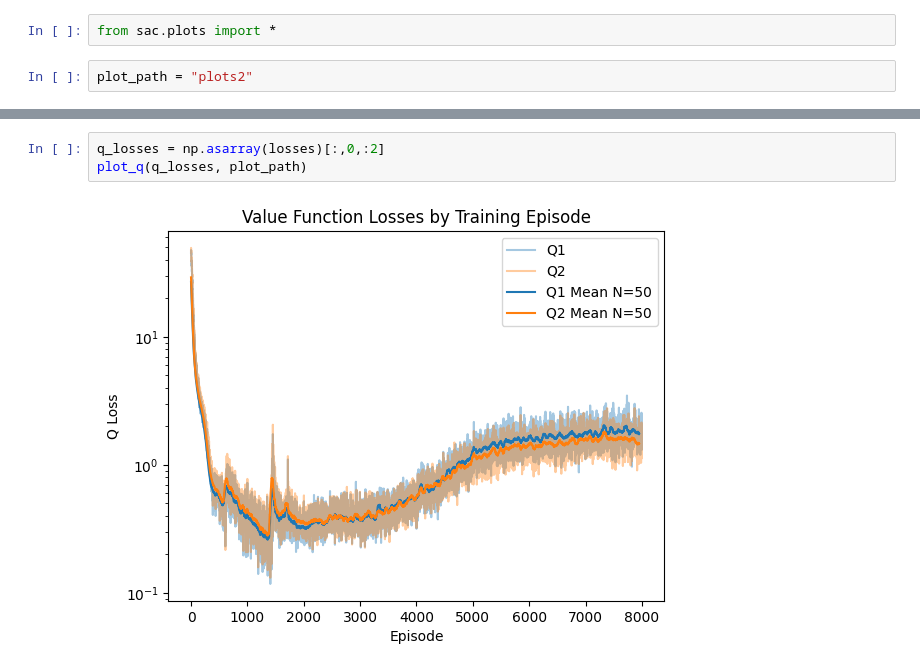
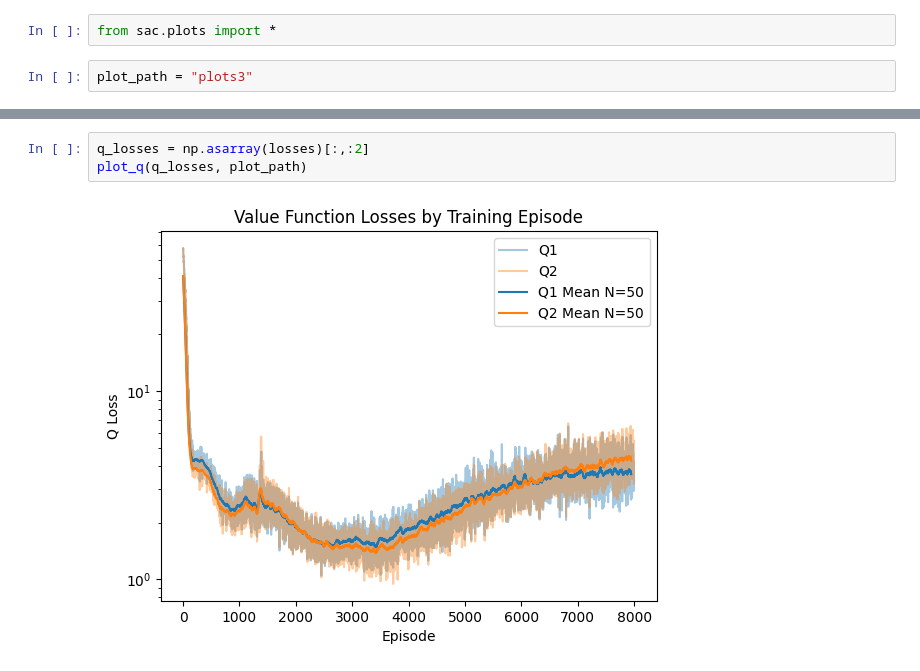
Before and after one commit to kluedemann/rl-project, a Jupyter notebook: checkpoint1/pendulum/pendulum2.ipynb, the cells around one changed output, grey strips where cells are left out. Saved outputs shown, nothing was run; the diff lists cells and outputs as text.

```diff
--- a/checkpoint1/pendulum/pendulum2.ipynb
+++ b/checkpoint1/pendulum/pendulum2.ipynb
@@ -76,4 +80,4 @@ rewards, lengths, losses = load_stats(filepath)
 # %%
 from sac.plots import *
 # %%
-plot_path = "plots2"
+plot_path = "plots3"
@@ -80,6 +89,6 @@ plot_path = "plots2"
 # %%
-q_losses = np.asarray(losses)[:,0,:2]
+q_losses = np.asarray(losses)[:,:2]
 plot_q(q_losses, plot_path)
 # %% [output]
-[figure, old version]
+[figure, new version]
 # %%
```
Also changed, not shown: parts of 7 cells of this notebook, 3 other files.
